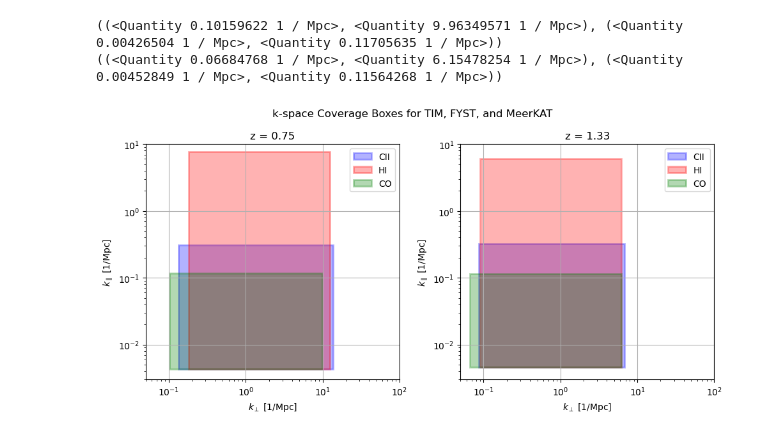
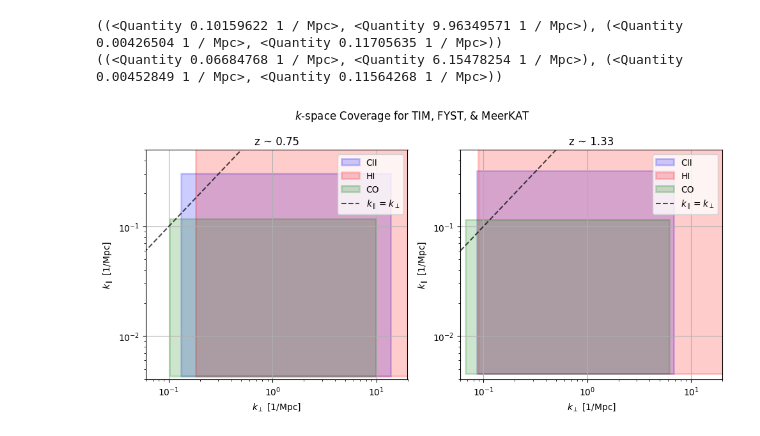
Before and after one commit to shubhagrawal30/crossLIM, a Jupyter notebook: modes/maxmin.ipynb, the cells around one changed output. Drawn from its saved outputs; the diff is of its cells as text; code cells hidden in the pictures.

Commit message:
plots

```diff
--- a/modes/maxmin.ipynb
+++ b/modes/maxmin.ipynb
@@ -26,3 +26,13 @@ bins = [
 bands = ['SW', 'LW']
 
 LSbins = [ut.Survey(b, TIM[band].ins, TIM.Daz, TIM.Del, lilh) for b, band in zip(bins, bands)]
+# %%
+# TIM
+bins = [
+    ut.zBin(TIM.SW.zmin, TIM.LW.zmax),
+]
+bands = ['SW']
+
+LSbins = [ut.Survey(b, TIM[band].ins, TIM.Daz, TIM.Del, lilh) for b, band in zip(bins, bands)]
+k_xyz_modes = [lsb.k_modes() for lsb in LSbins]
+k_xyz_modes[0].shape
@@ -121,7 +188,7 @@ print([nu21 / (1 + z) for z in zedges])
 print([nu21 / (1 + z) for z in zcens])
 # UHF band of MeerKAT is 580-1015 MHz
 
-maxbaseline = 2000 * u.m
+maxbaseline = 7700 * u.m
 minbaseline = 29 * u.m
 ndish = 64
 uhfbandres = 132 * u.kHz # 4k mode, there is a 32k mode too
@@ -308,37 +375,38 @@ print(COks[1])
 # %%
 from matplotlib.patches import Rectangle
 
 fig, (ax1, ax2) = plt.subplots(1, 2, figsize=(10, 5))
 
 for i, ax, zcen, ciik, hiks, coks in zip(range(2), [ax1, ax2], zcens, CIIks, HIks, COks):
     for j, (ks, col, label) in enumerate(zip([ciik, hiks, coks], ["blue", "red", "green"], ["CII", "HI", "CO"])):
         (kperp_min, kperp_max), (kpara_min, kpara_max) = ks[0], ks[1]
         kpara_min, kpara_max, kperp_min, kperp_max = kpara_min.value, kpara_max.value, kperp_min.value, kperp_max.value
         # Create rectangle
         width = kperp_max - kperp_min
         height = kpara_max - kpara_min
         rect = Rectangle(
             (kperp_min, kpara_min),  # bottom-left corner
             width, height,
             edgecolor=col,
             facecolor=col,
-            alpha=0.3,
+            alpha=0.2,
             label=label,
             lw=2
         )
         # Add to plot
         ax.add_patch(rect)
-    ax.legend()
-    ax.set_title(f'z = {zcen:.2f}')
+    ax.set_title(f'z ~ {zcen:.2f}')
     ax.set_xlabel(r'$k_\perp$ [1/Mpc]')
     ax.set_ylabel(r'$k_\parallel$ [1/Mpc]')
-    ax.set_xlim(5e-2, 1e2)
-    ax.set_ylim(3e-3, 1e1)
+    ax.plot([1e-3, 1e2], [1e-3, 1e2], 'k--', label=r'$k_\parallel = k_\perp$', alpha=0.7)
+    ax.set_xlim(6e-2, 2e1)
+    ax.set_ylim(4e-3, 5e-1)
     ax.loglog()
+    ax.legend()
     ax.grid(True)
-plt.suptitle("k-space Coverage Boxes for TIM, FYST, and MeerKAT")
+plt.suptitle(r"$k$-space Coverage for TIM, FYST, & MeerKAT")
 plt.tight_layout()
 # plt.savefig("../figs/kspace_coverage_boxes.pdf", dpi=300)
 plt.show()
 # %% [output]
-[figure, old version]
+[figure, new version]
```
Also changed, not shown: parts of 8 cells of this notebook, 4 other files.
